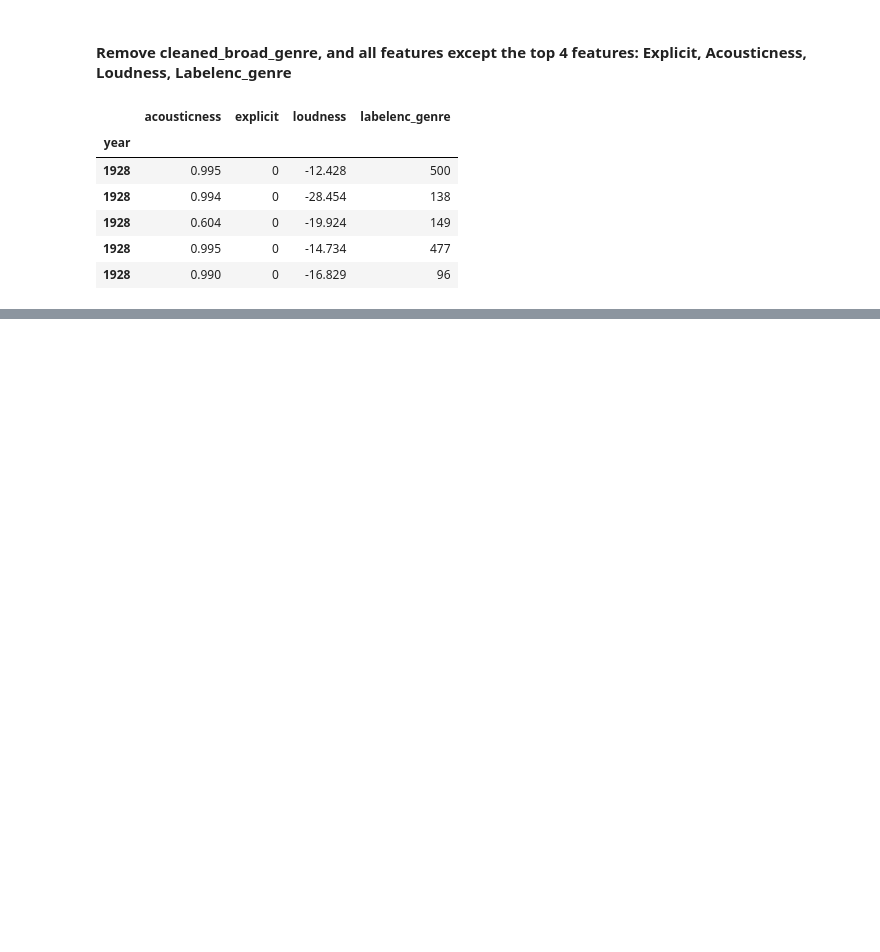
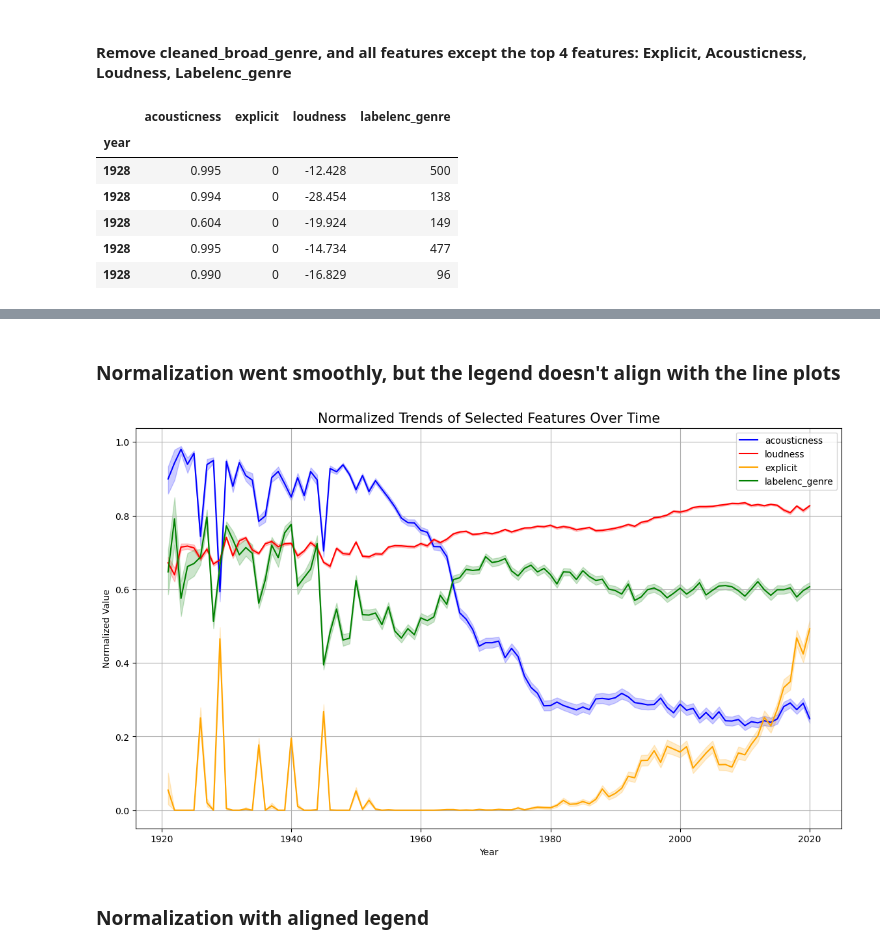
Before and after one commit to moraditya/spotify-time-series, a Jupyter notebook: models/spotify-time-series-ARIMA-LSTM.ipynb, the cells around one changed output, grey strips where cells are left out. Saved outputs shown, nothing was run; the diff lists cells and outputs as text; code cells hidden in the pictures; blank space fills up the shorter version.

```diff
--- a/models/spotify-time-series-ARIMA-LSTM.ipynb
+++ b/models/spotify-time-series-ARIMA-LSTM.ipynb
@@ -39,0 +92,23 @@ df.head()
+# %% [markdown]
+### Normalization went smoothly, but the legend doesn't align with the line plots
+# %%
+# Create a simple line plot for initial analysis
+plt.figure(figsize=(14,8))
+plt.title("Normalized Trends of Selected Features Over Time", fontdict={"fontsize": 15})
+
+# Plot each feature separately
+sns.lineplot(x='year', y="acousticness", data=df, label="acousticness", color="blue")
+sns.lineplot(x='year', y="loudness", data=df, label="loudness", color="red")
+sns.lineplot(x='year', y="explicit", data=df, label="explicit", color="orange")
+sns.lineplot(x='year', y="labelenc_genre", data=df, label="labelenc_genre", color="green")
+
+# Add labels and legend
+plt.xlabel("Year")
+plt.ylabel("Normalized Value")
+plt.legend(loc="best")
+plt.grid(True)
+plt.show()
+# %% [output]
+[figure, added]
+# %% [markdown]
+### Normalization with aligned legend
```
Also changed, not shown: parts of 4 cells of this notebook.
